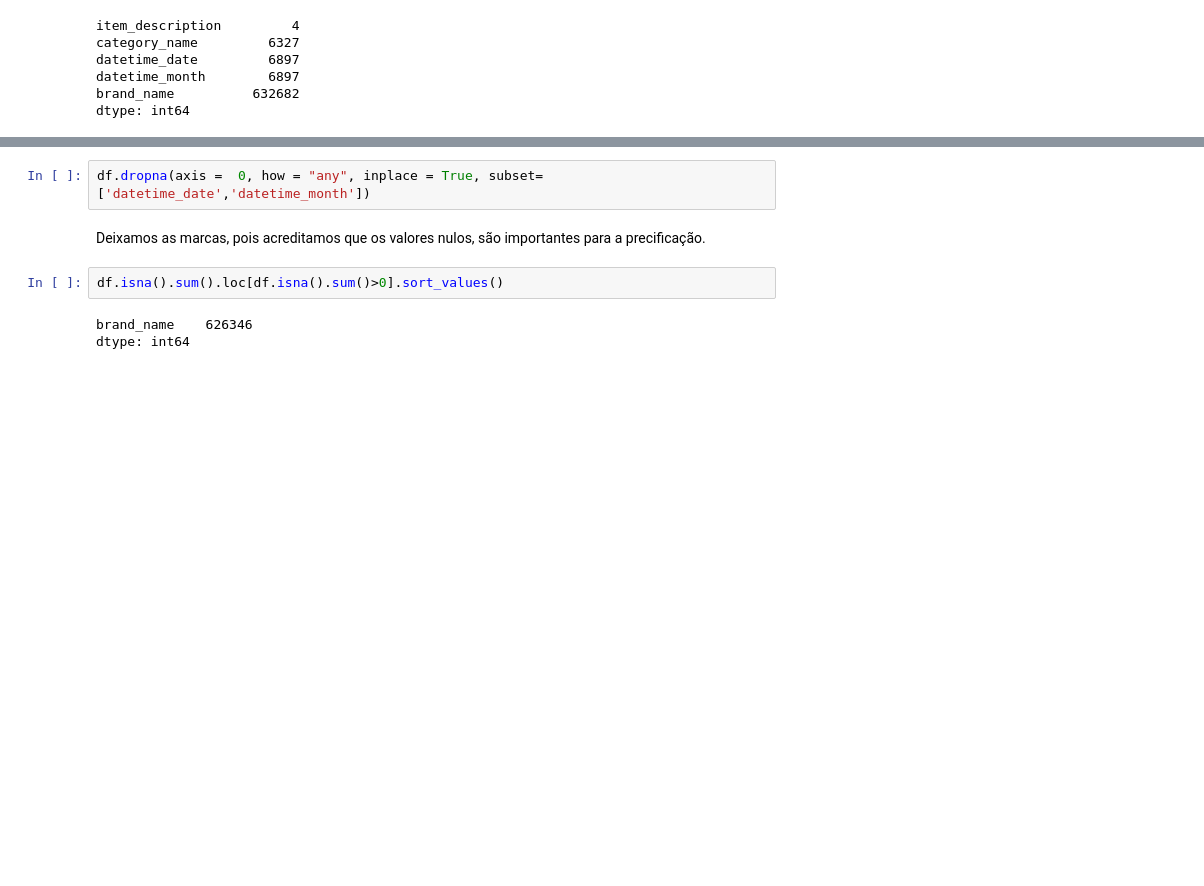
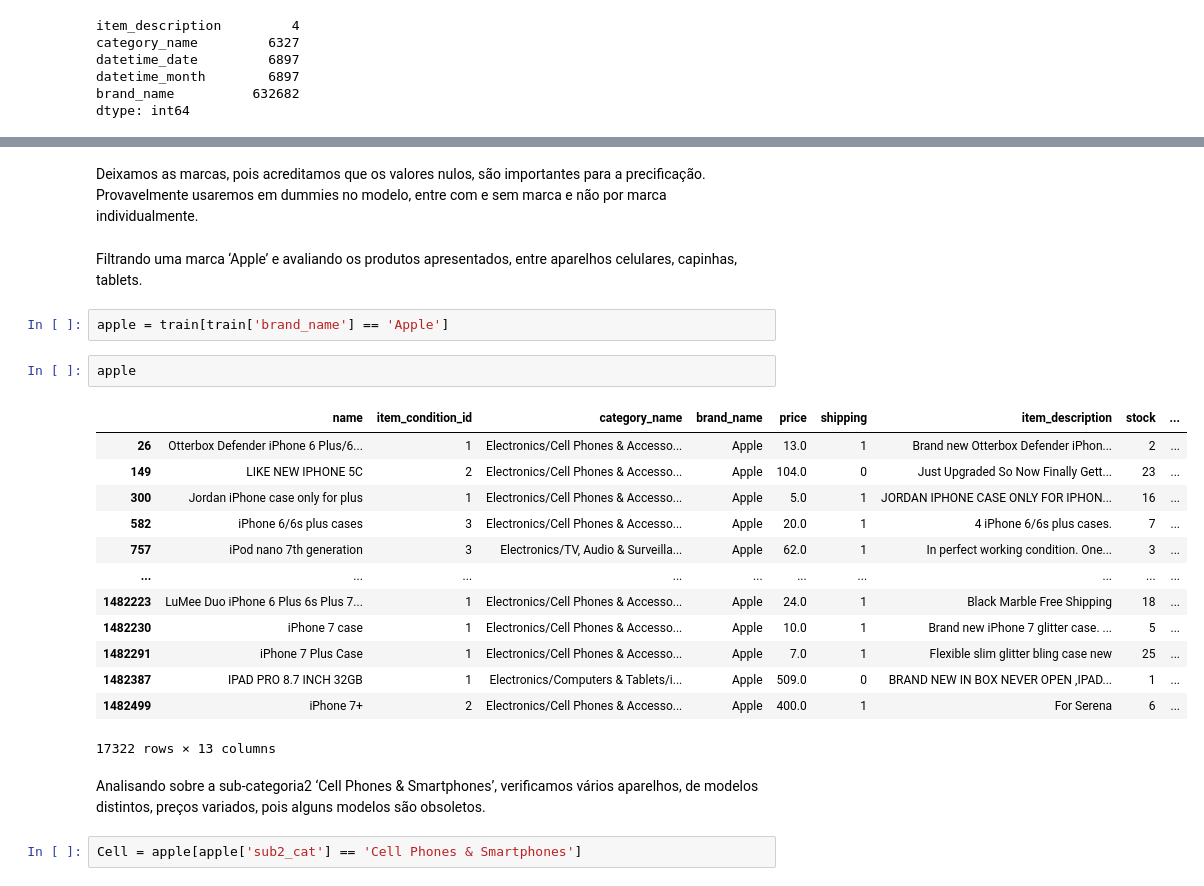
Before and after one commit to anachavesv8/Bootcamp_Blue, a Jupyter notebook: EDA.ipynb, the cells around one changed output, grey strips where cells are left out. Drawn from its saved outputs; the diff is of its cells as text; blank space fills up the shorter version.

```diff
--- a/EDA.ipynb
+++ b/EDA.ipynb
@@ -364,9 +394,26 @@ df.dropna(axis =  0, how = "any", inplace = True, subset=['item_description','ca
-# %%
-df.dropna(axis =  0, how = "any", inplace = True, subset=['datetime_date','datetime_month'])
 # %% [markdown]
-Deixamos as marcas, pois acreditamos que os valores nulos, são importantes para a precificação.
+Deixamos as marcas, pois acreditamos que os valores nulos, são importantes para a precificação. Provavelmente usaremos em dummies no modelo, entre com e sem marca e não por marca individualmente.
-# %%
-df.isna().sum().loc[df.isna().sum()>0].sort_values()
-# %% [output]
-brand_name    626346
-dtype: int64
+# %% [markdown]
+Filtrando uma marca ‘Apple’ e avaliando os produtos apresentados, entre aparelhos celulares, capinhas, tablets.
+# %%
+apple = train[train['brand_name'] == 'Apple']
+# %%
+apple
+# %% [output]
+|  | name | item_condition_id | category_name | brand_name | price | shipping | item_description | stock | ... |
+| 26 | Otterbox Defender iPhone 6 Plus/6... | 1 | Electronics/Cell Phones & Accesso... | Apple | 13.0 | 1 | Brand new Otterbox Defender iPhon... | 2 | ... |
+| 149 | LIKE NEW IPHONE 5C | 2 | Electronics/Cell Phones & Accesso... | Apple | 104.0 | 0 | Just Upgraded So Now Finally Gett... | 23 | ... |
+| 300 | Jordan iPhone case only for plus | 1 | Electronics/Cell Phones & Accesso... | Apple | 5.0 | 1 | JORDAN IPHONE CASE ONLY FOR IPHON... | 16 | ... |
+| 582 | iPhone 6/6s plus cases | 3 | Electronics/Cell Phones & Accesso... | Apple | 20.0 | 1 | 4 iPhone 6/6s plus cases. | 7 | ... |
+| 757 | iPod nano 7th generation | 3 | Electronics/TV, Audio & Surveilla... | Apple | 62.0 | 1 | In perfect working condition. One... | 3 | ... |
+| ... | ... | ... | ... | ... | ... | ... | ... | ... | ... |
+| 1482223 | LuMee Duo iPhone 6 Plus 6s Plus 7... | 1 | Electronics/Cell Phones & Accesso... | Apple | 24.0 | 1 | Black Marble Free Shipping | 18 | ... |
+| 1482230 | iPhone 7 case | 1 | Electronics/Cell Phones & Accesso... | Apple | 10.0 | 1 | Brand new iPhone 7 glitter case. ... | 5 | ... |
+| 1482291 | iPhone 7 Plus Case | 1 | Electronics/Cell Phones & Accesso... | Apple | 7.0 | 1 | Flexible slim glitter bling case new | 25 | ... |
+| 1482387 | IPAD PRO 8.7 INCH 32GB | 1 | Electronics/Computers & Tablets/i... | Apple | 509.0 | 0 | BRAND NEW IN BOX NEVER OPEN ,IPAD... | 1 | ... |
+| 1482499 | iPhone 7+ | 2 | Electronics/Cell Phones & Accesso... | Apple | 400.0 | 1 | For Serena | 6 | ... |
+17322 rows × 13 columns
+# %% [markdown]
+Analisando sobre a sub-categoria2 ‘Cell Phones & Smartphones’, verificamos vários aparelhos, de modelos distintos, preços variados, pois alguns modelos são obsoletos.
+# %%
+Cell = apple[apple['sub2_cat'] == 'Cell Phones & Smartphones']
```
Also changed, not shown: parts of 10 cells of this notebook.
